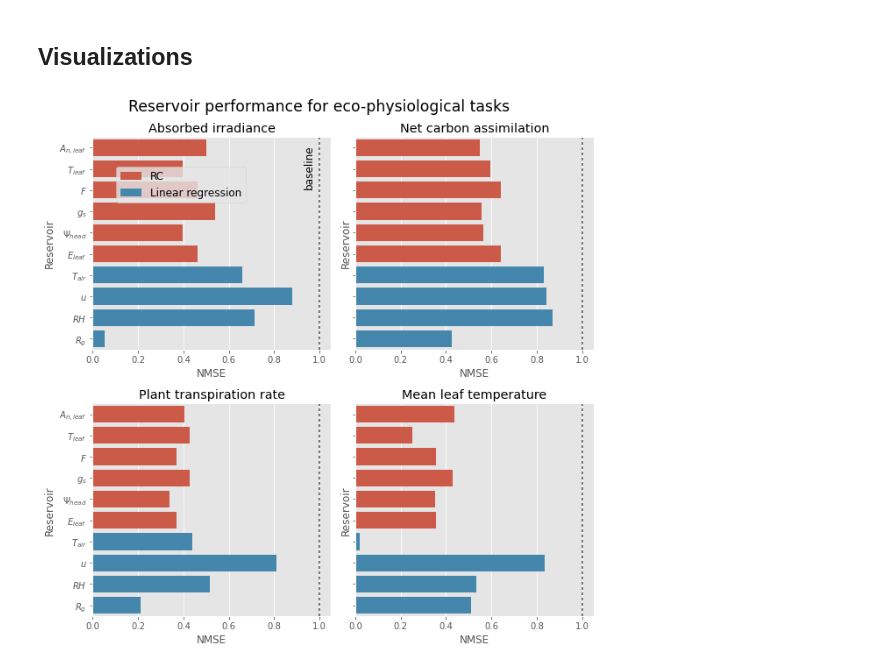
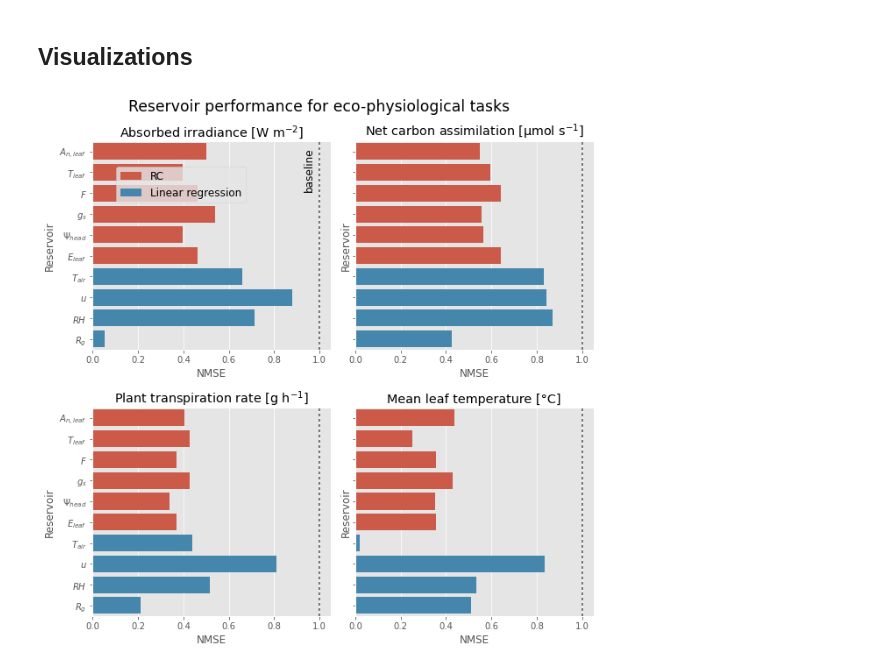
Before and after one commit to mcndt/thesis-plant-reservoir-computing, a Jupyter notebook: notebooks/hydroshoot_rc_results_phys_tasks.ipynb, the cells around one changed output. Drawn from its saved outputs; the diff is of its cells as text; code cells hidden in the pictures.

```diff
--- a/notebooks/hydroshoot_rc_results_phys_tasks.ipynb
+++ b/notebooks/hydroshoot_rc_results_phys_tasks.ipynb
@@ -31,7 +31,7 @@ print(datasets)
 ## Visualizations
 # %%
 from model_config_hydroshoot import (input_names, measurable_reservoirs, input_symbols,
-output_names, state_symbols, state_units, state_names, baseline_symbols)
+output_names, state_symbols, state_units, state_names, baseline_symbols, output_symbols, output_units)
 
 
 DATASET = 'HydroShoot_large'
@@ -57,32 +57,32 @@ with plt.style.context('ggplot'):
       env_data['reservoir_id'] = env_data['reservoir_id'].apply(lambda x: baseline_symbols[x])
 
       plot_data = pd.concat((res_data, env_data), ignore_index=True)
       plot_data['test_score'] *= -1
 
 
       # create data plots
       g = sns.barplot(y='reservoir_id', x='test_score', data=plot_data, ax=ax, orient='h', hue='reservoir_type',
       dodge=False)
 
       # plot baseline score dashed line
       ax.axvline(1, dashes=(2, 2), color='black', alpha=0.67)
       if ax is axs[0, 0]:
         ax.text(0.93, 1.8, 'baseline', fontsize='large', rotation='vertical')
 
       # Figure ticks, labels and titles
       ax.set_xlabel("NMSE")
       ax.set_ylabel("Reservoir")
-      ax.set_title(f'{output_names[target]}')
+      ax.set_title(f'{output_names[target]} [{output_units[target]}]')
 
       # Legend
       if ax is axs[0, 0]:
         handles, labels = ax.get_legend_handles_labels()
         fig.legend(handles, labels, bbox_to_anchor=(0.38, 0.87), fontsize='large')
       ax.legend_.remove()
 
 
     plt.suptitle(f'Reservoir performance for eco-physiological tasks', fontsize='xx-large')
     plt.tight_layout()
     plt.savefig(os.path.join('figures/', f'hydroshoot__physiological_tasks.png'), dpi=200, bbox_inches='tight')
 # %% [output]
-[figure, old version]
+[figure, new version]
```
Also changed, not shown: 3 other files.
